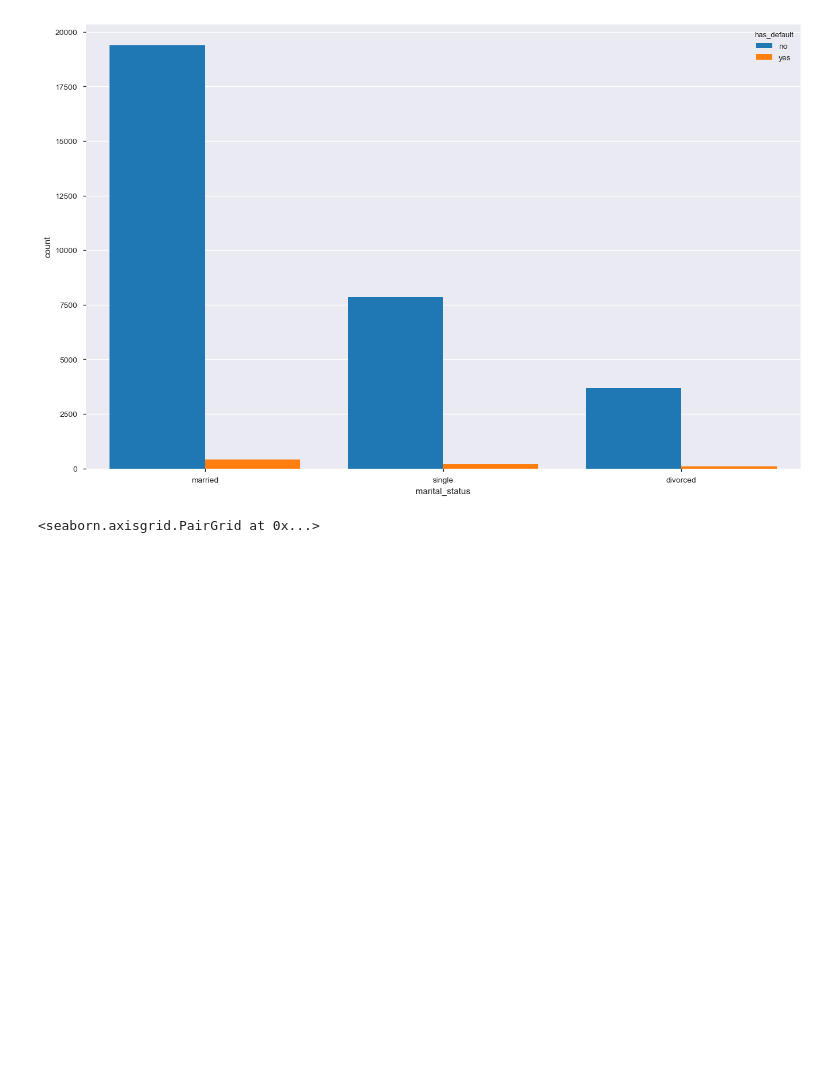
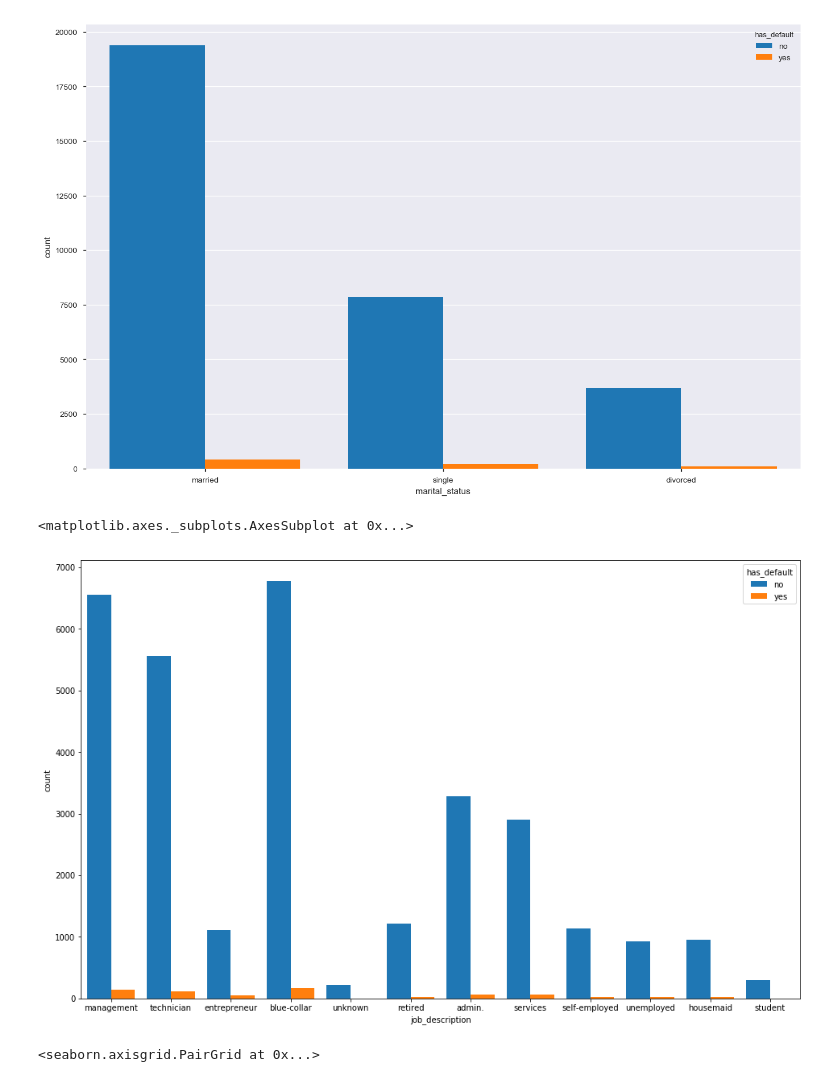
Before and after one commit to Yashwanth3518/Project-Yes-Bank, a Jupyter notebook: Yes Bank Data.ipynb, the cells around one changed output. Drawn from its saved outputs; the diff is of its cells as text; code cells hidden in the pictures; blank space fills up the shorter version.

```diff
--- a/Yes Bank Data.ipynb
+++ b/Yes Bank Data.ipynb
@@ -189,6 +223,12 @@ sns.countplot(x=data['marital_status'], hue="has_default", data=data,saturation=
 # %% [output]
 <matplotlib.axes._subplots.AxesSubplot at 0x...>
 [figure]
+# %%
+fig = plt.figure(figsize = (16,10))
+sns.countplot(x=data['job_description'], hue="has_default", data=data,saturation=1,dodge=True)
+# %% [output]
+<matplotlib.axes._subplots.AxesSubplot at 0x...>
+[figure, added]
 # %%
 sns.pairplot(data,hue = 'job_description')
 # %% [output]
```
Also changed, not shown: parts of 21 cells of this notebook.
